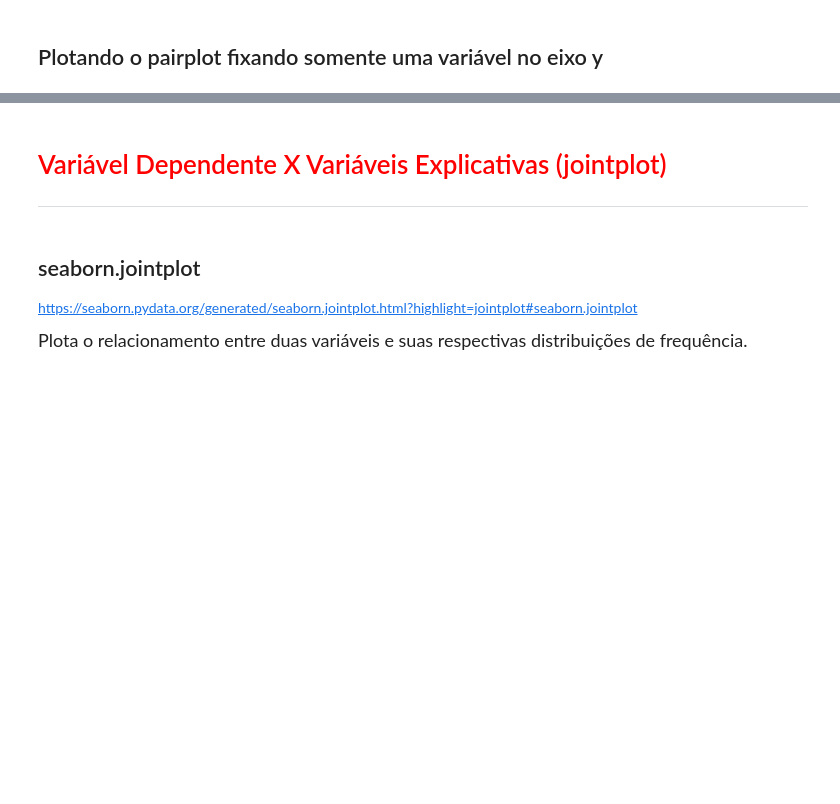
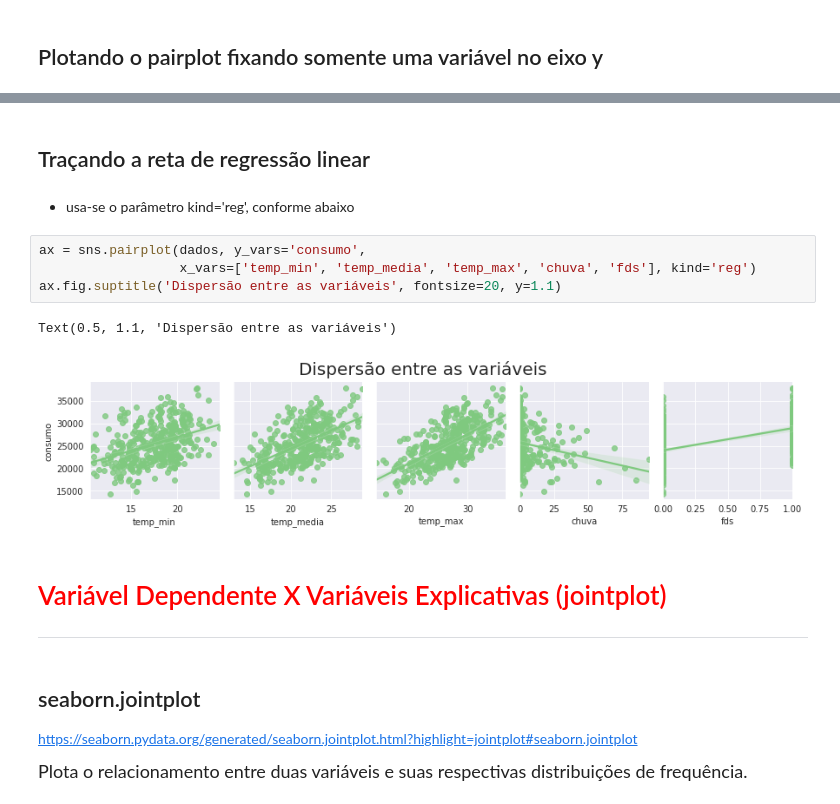
Before and after one commit to eltonrp/formacao_Data_Science, a Jupyter notebook: 04_regressao_linear/notebook/Regressão Linear.ipynb, the cells around one changed output, grey strips where cells are left out. Drawn from its saved outputs; the diff is of its cells as text; blank space fills up the shorter version.

```diff
--- a/04_regressao_linear/notebook/Regressão Linear.ipynb
+++ b/04_regressao_linear/notebook/Regressão Linear.ipynb
@@ -246,3 +269,14 @@ https://seaborn.pydata.org/generated/seaborn.pairplot.html?highlight=pairplot#se
+# %% [markdown]
+## Traçando a reta de regressão linear
+# %% [markdown]
+* usa-se o parâmetro kind='reg', conforme abaixo
+# %%
+ax = sns.pairplot(dados, y_vars='consumo',
+                  x_vars=['temp_min', 'temp_media', 'temp_max', 'chuva', 'fds'], kind='reg')
+ax.fig.suptitle('Dispersão entre as variáveis', fontsize=20, y=1.1)
+# %% [output]
+Text(0.5, 1.1, 'Dispersão entre as variáveis')
+[figure, added]
 # %% [markdown]
 # <font color='red' style='font-size: 30px;'>Variável Dependente X Variáveis Explicativas (jointplot)</font>
 <hr style='border: 2px solid red;'>
```
Also changed, not shown: parts of 13 cells of this notebook, 3 other files.
